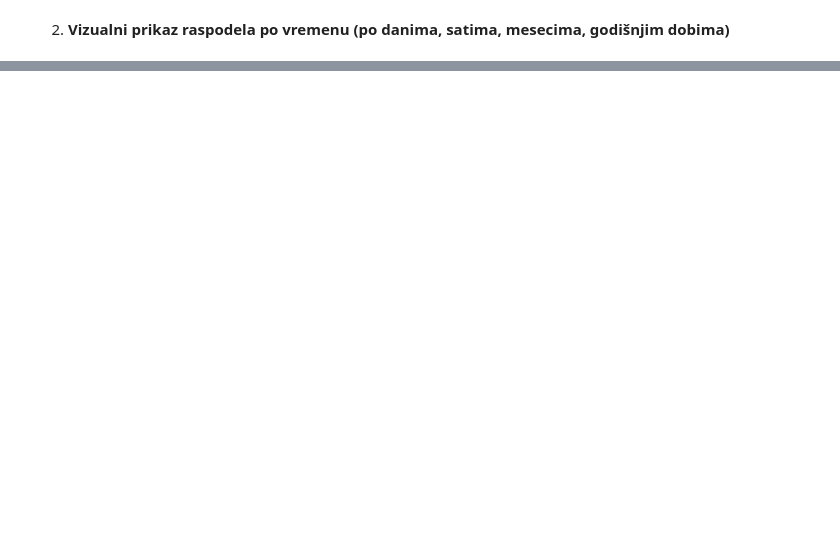
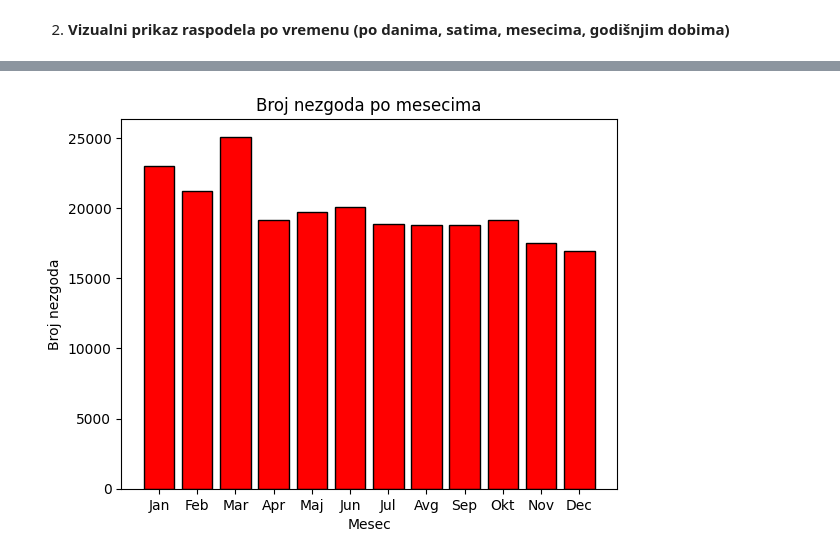
Before and after one commit to djordjeviiccmilos/Data_Analisys, a Jupyter notebook: MilosDjordjevic137RN.ipynb, the cells around one changed output, grey strips where cells are left out. Drawn from its saved outputs; the diff is of its cells as text; code cells hidden in the pictures; blank space fills up the shorter version.

```diff
--- a/MilosDjordjevic137RN.ipynb
+++ b/MilosDjordjevic137RN.ipynb
@@ -260,0 +275,14 @@ plt.show()
+# %%
+dataset["Day of Week"] = dataset["Date"].dt.dayofweek
+
+days = ["Ponedeljak", "Utorak", "Sreda", "Četvrtak", "Petak", "Subota", "Nedelja"]
+
+num_days = dataset["Day of Week"].value_counts().sort_index()
+
+plt.bar(days, num_days, color="red", edgecolor="black", )
+plt.title("Broj saobraćajnih nezgoda po danima u nedelji")
+plt.xlabel("Dan u nedelji")
+plt.ylabel("Broj nezgoda")
+plt.xticks(rotation = 45)
+
+plt.show()
@@ -260,0 +291,14 @@ plt.show()
+# %%
+dataset["Months"] = dataset["Date"].dt.month
+
+months = dataset["Months"].value_counts().sort_index()
+
+plt.bar(months.index, months, color="red", edgecolor="black")
+plt.title("Broj nezgoda po mesecima")
+plt.xlabel("Mesec")
+plt.ylabel("Broj nezgoda")
+plt.xticks(range(1,13), ["Jan", "Feb", "Mar", "Apr", "Maj", "Jun", "Jul", "Avg", "Sep", "Okt", "Nov", "Dec"])
+
+plt.show()
+# %% [output]
+[figure, added]
```
Also changed, not shown: parts of 21 cells of this notebook.
